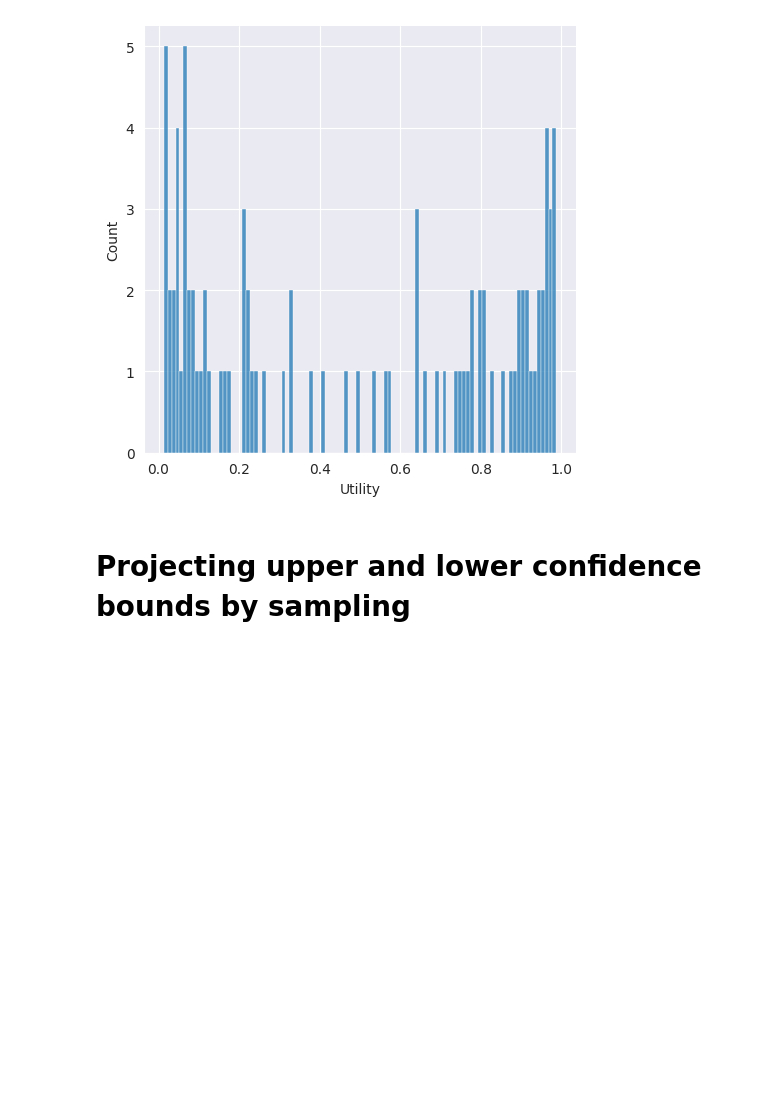
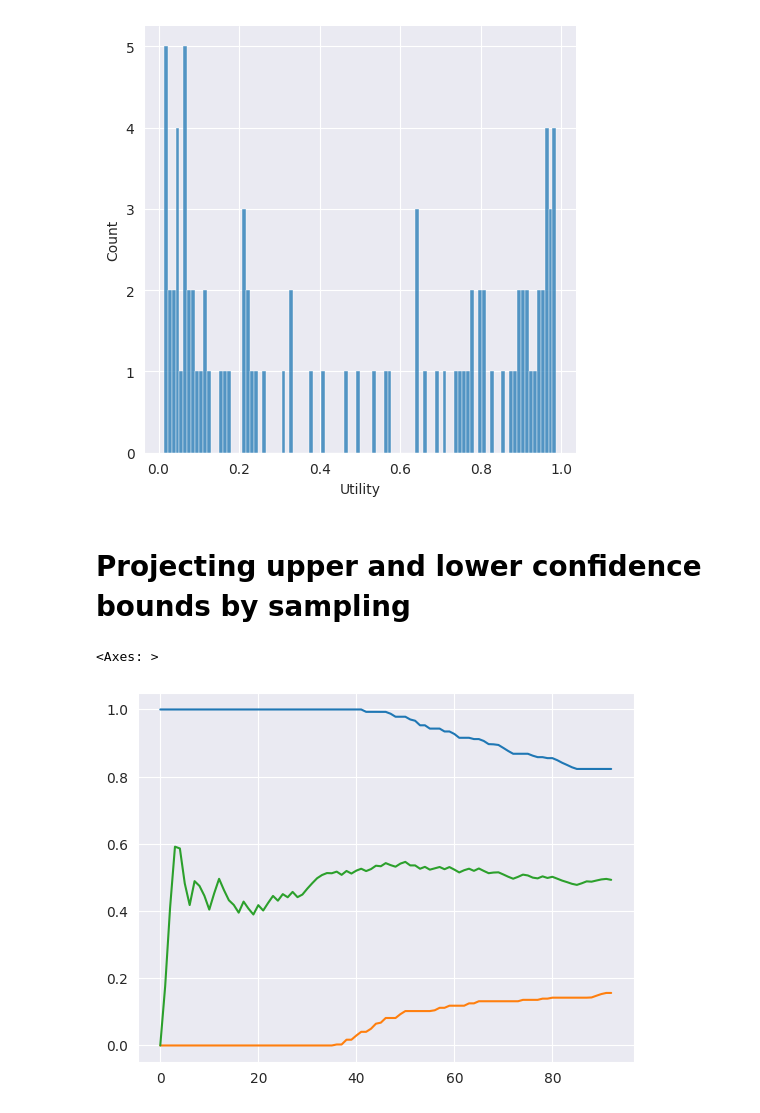
Before and after one commit to Skippybal/Styx, a Jupyter notebook: Utility_testing.ipynb, the cells around one changed output. Saved outputs shown, nothing was run; the diff lists cells and outputs as text; code cells hidden in the pictures; blank space fills up the shorter version.

Commit message:
Add COUP bounds plots

```diff
--- a/Utility_testing.ipynb
+++ b/Utility_testing.ipynb
@@ -238,3 +239,11 @@ Name: Utility, dtype: float64
 [figure]
 # %% [markdown]
 # Projecting upper and lower confidence bounds by sampling
+# %%
+import random
+
+indices = list(train_dataframe.index)
+random.seed(721)
+random.shuffle(indices)
+
+# print(indices)
@@ -240,0 +252,40 @@ Name: Utility, dtype: float64
+# %%
+def log_laplace_single(t, k_0, alpha=1):
+    if t < k_0:
+        return 1 - 0.5* (t/k_0)**alpha
+    else:
+        return 0.5*(k_0/t)**alpha
+# %%
+from COUP_runner import COUP
+captime = 9600 #9600
+k_0 = 250
+F_hat = [0]
+U_hat = [0]
+UCB = [1]
+LCB = [0]
+n_p = 1 # number of configs only 1 here dunno if this will work..
+m =[0] # n-istanes
+
+p = 1 # phase 1 # TODO: how does this change when phase increases
+delta= 0.05 # Failure probability?
+
+for i in indices:
+    # print(type(train_dataframe["Runtime"]))
+    m.append(m[-1] +1)
+    F_hat_i = ((m[-1] - 1) * F_hat[-1] + (1 if train_dataframe["Runtime"][i] < captime else 0)) / m[-1]
+    U_hat_i = ((m[-1] - 1) * U_hat[-1] + log_laplace_single(train_dataframe["Runtime"][i], k_0)) / m[-1]
+    F_hat.append(F_hat_i)
+    U_hat.append(U_hat_i)
+
+    alpha_i = COUP.alpha_p(p, n_p, m[-1], captime, delta)
+    UCB_i = min(U_hat[-1] + (1 - log_laplace_single(captime, k_0)) * alpha_i, UCB[-1])
+    LCB_i = max(U_hat[-1] - alpha_i - log_laplace_single(captime, k_0) * (1 - F_hat[-1]), LCB[-1])
+    UCB.append(UCB_i)
+    LCB.append(LCB_i)
+# %%
+sns.lineplot(x=m, y=UCB)
+sns.lineplot(x=m, y=LCB)
+sns.lineplot(x=m, y=U_hat)
+# %% [output]
+<Axes: >
+[figure, added]
```
Also changed, not shown: parts of 9 cells of this notebook.
